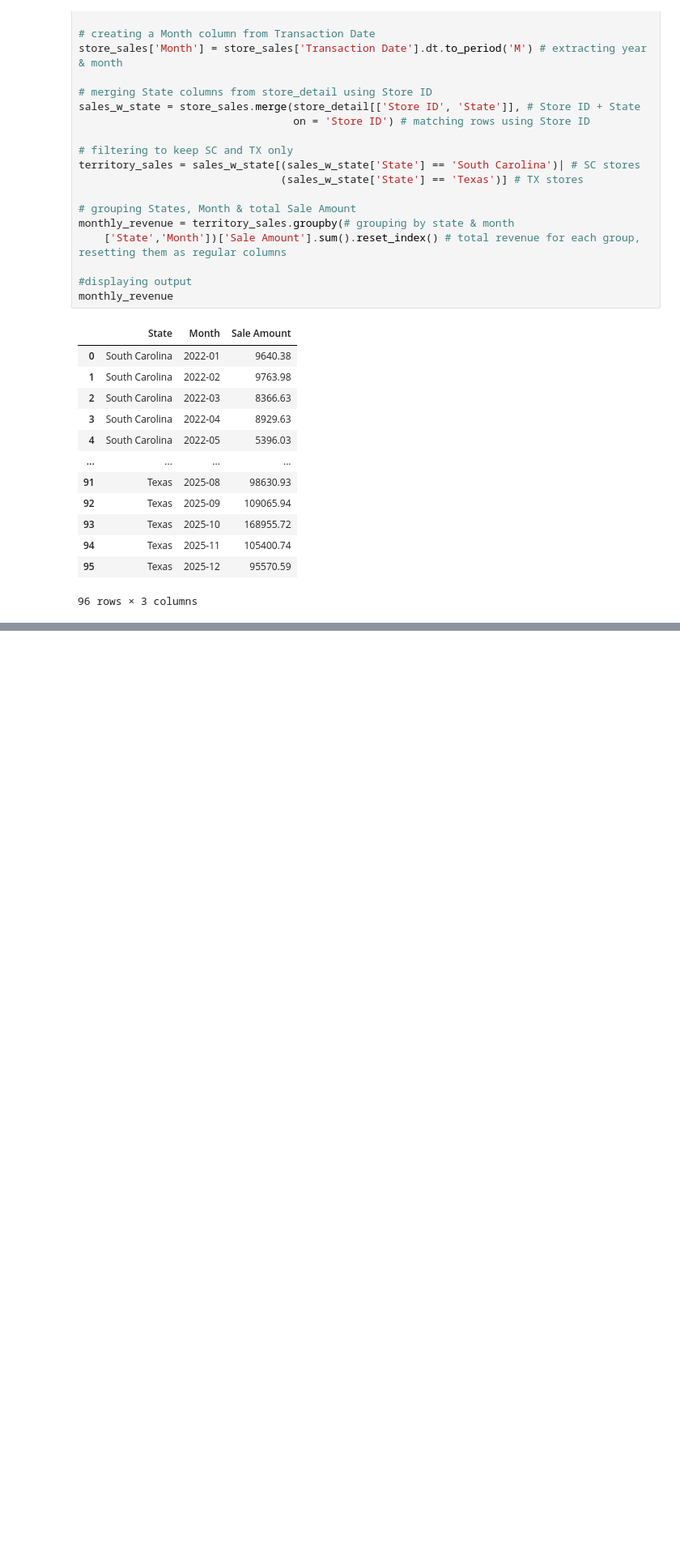
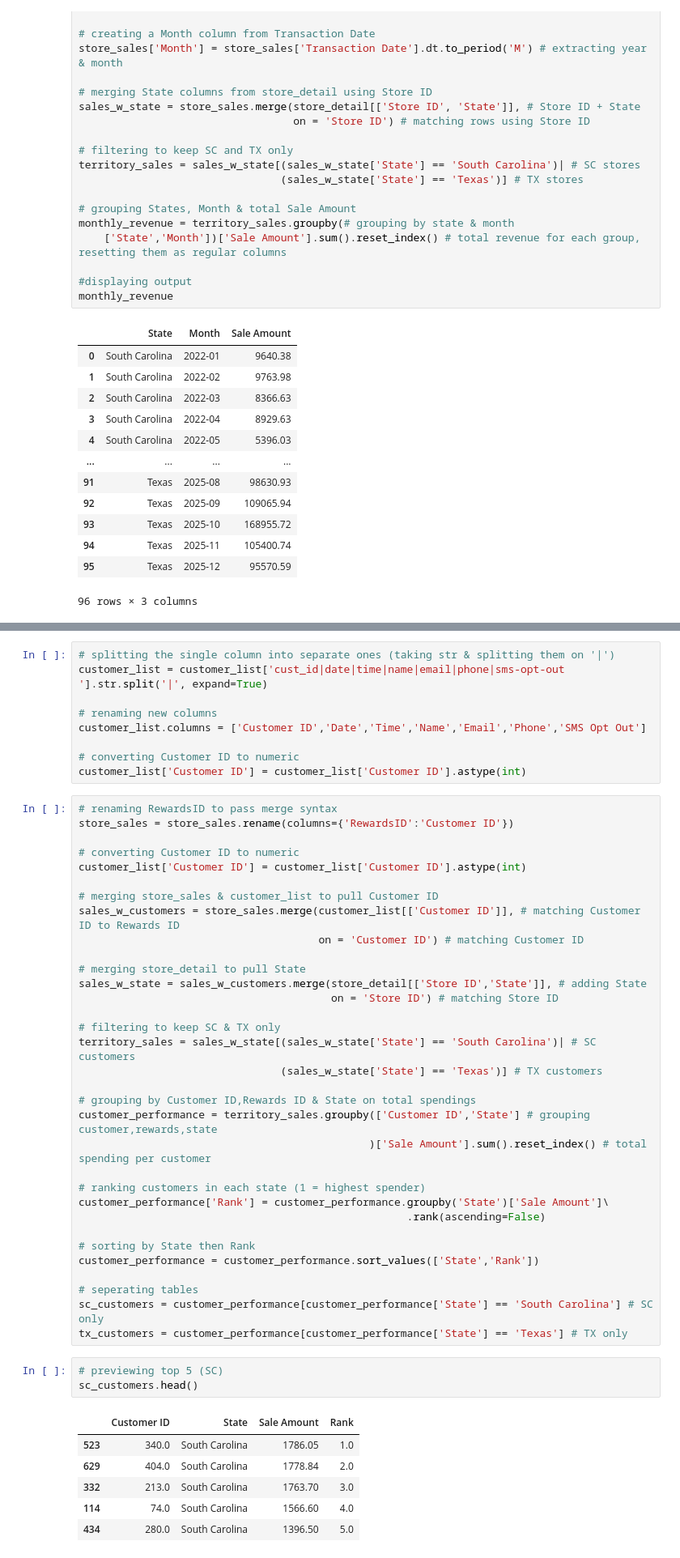
Before and after one commit to anchan-hm/Capstone_2, a Jupyter notebook: Chanthadara_sales_analysis.ipynb, the cells around one changed output, grey strips where cells are left out. Shown at 81% size. Cells and saved outputs as stored; diff of their text form; blank space fills up the shorter version.

```diff
--- a/Chanthadara_sales_analysis.ipynb
+++ b/Chanthadara_sales_analysis.ipynb
@@ -201,0 +250,52 @@ monthly_revenue
+# %%
+# splitting the single column into separate ones (taking str & splitting them on '|')
+customer_list = customer_list['cust_id|date|time|name|email|phone|sms-opt-out '].str.split('|', expand=True)
+
+# renaming new columns
+customer_list.columns = ['Customer ID','Date','Time','Name','Email','Phone','SMS Opt Out']
+
+# converting Customer ID to numeric
+customer_list['Customer ID'] = customer_list['Customer ID'].astype(int)
+# %%
+# renaming RewardsID to pass merge syntax
+store_sales = store_sales.rename(columns={'RewardsID':'Customer ID'})
+
+# converting Customer ID to numeric
+customer_list['Customer ID'] = customer_list['Customer ID'].astype(int)
+
+# merging store_sales & customer_list to pull Customer ID
+sales_w_customers = store_sales.merge(customer_list[['Customer ID']], # matching Customer ID to Rewards ID
+                                      on = 'Customer ID') # matching Customer ID
+
+# merging store_detail to pull State
+sales_w_state = sales_w_customers.merge(store_detail[['Store ID','State']], # adding State
+                                        on = 'Store ID') # matching Store ID
+
+# filtering to keep SC & TX only
+territory_sales = sales_w_state[(sales_w_state['State'] == 'South Carolina')| # SC customers
+                                (sales_w_state['State'] == 'Texas')] # TX customers
+
+# grouping by Customer ID,Rewards ID & State on total spendings
+customer_performance = territory_sales.groupby(['Customer ID','State'] # grouping customer,rewards,state
+                                              )['Sale Amount'].sum().reset_index() # total spending per customer
+
+# ranking customers in each state (1 = highest spender)
+customer_performance['Rank'] = customer_performance.groupby('State')['Sale Amount']\
+                                                    .rank(ascending=False)
+
+# sorting by State then Rank
+customer_performance = customer_performance.sort_values(['State','Rank'])
+
+# seperating tables
+sc_customers = customer_performance[customer_performance['State'] == 'South Carolina'] # SC only
+tx_customers = customer_performance[customer_performance['State'] == 'Texas'] # TX only
+# %%
+# previewing top 5 (SC)
+sc_customers.head()
+# %% [output]
+|  | Customer ID | State | Sale Amount | Rank |
+| 523 | 340.0 | South Carolina | 1786.05 | 1.0 |
+| 629 | 404.0 | South Carolina | 1778.84 | 2.0 |
+| 332 | 213.0 | South Carolina | 1763.70 | 3.0 |
+| 114 | 74.0 | South Carolina | 1566.60 | 4.0 |
+| 434 | 280.0 | South Carolina | 1396.50 | 5.0 |
```
Also changed, not shown: parts of 8 cells of this notebook.
